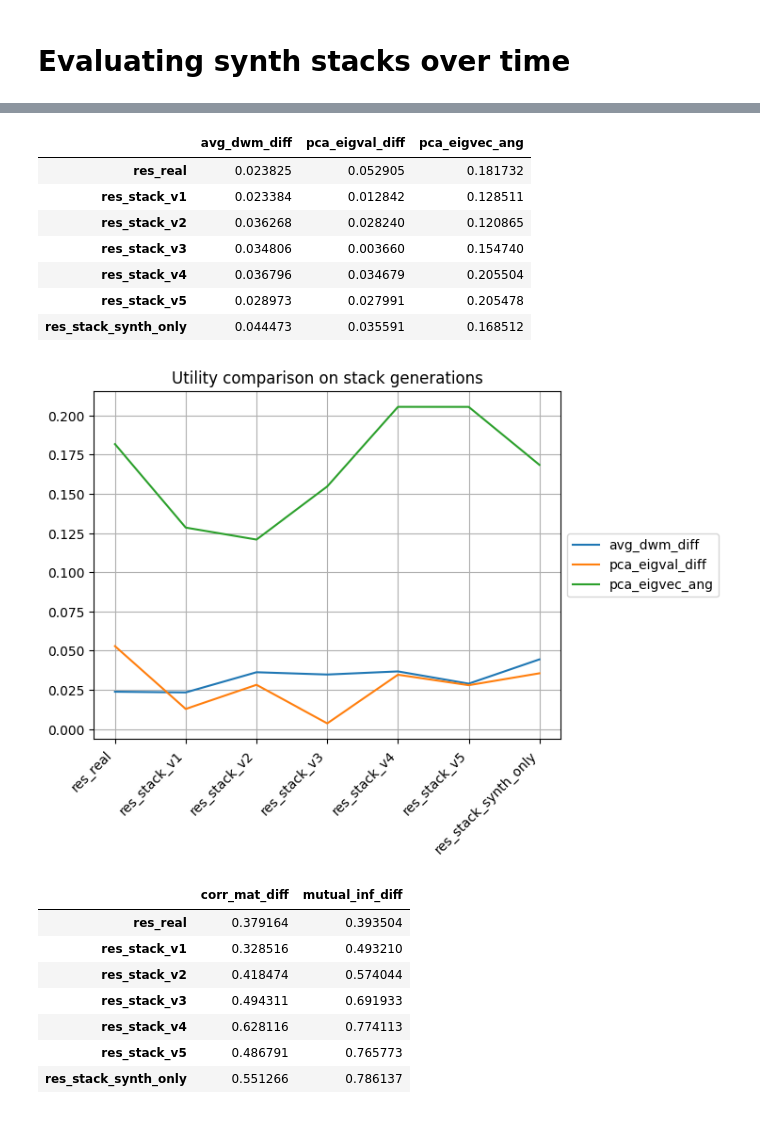
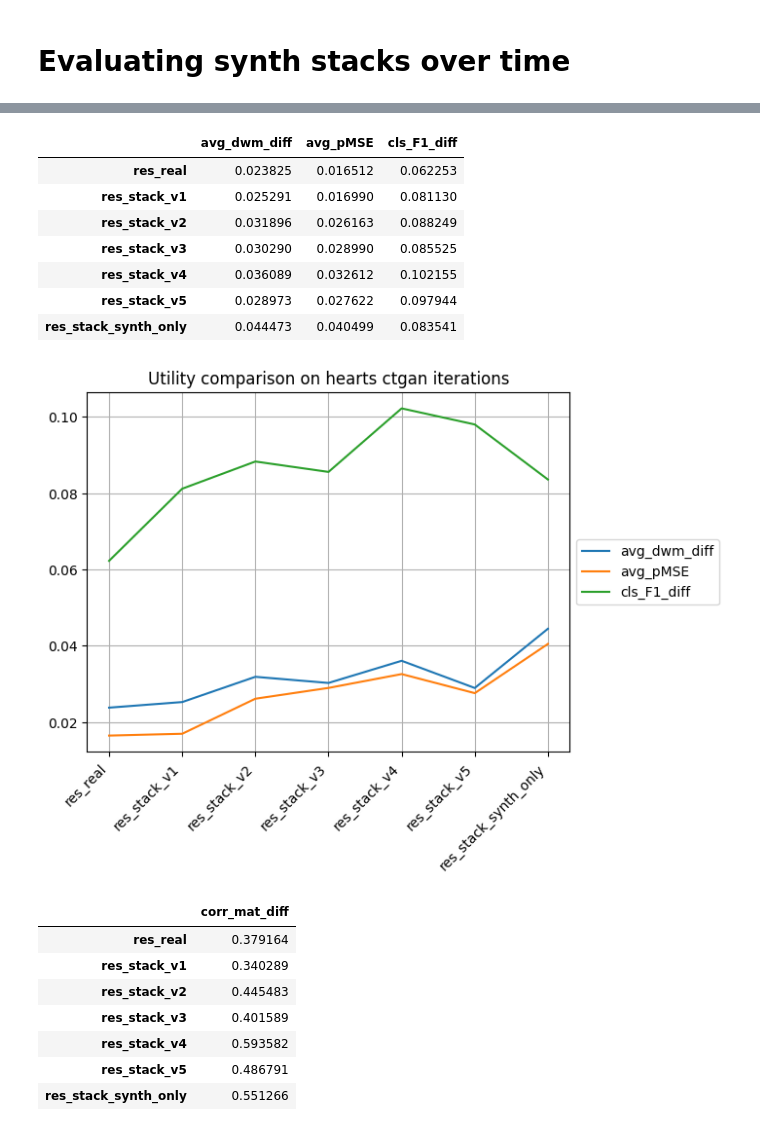
Before and after one commit to LucasBrynk/synthe_size_me, a Jupyter notebook: hearts_syn/hearts_ctgan_syn.ipynb, the cells around one changed output, grey strips where cells are left out. Cells and saved outputs as stored; diff of their text form; code cells hidden in the pictures.

```diff
--- a/hearts_syn/hearts_ctgan_syn.ipynb
+++ b/hearts_syn/hearts_ctgan_syn.ipynb
@@ -637,15 +637,16 @@ eval_str = ["res_real", "res_stack_v1", "res_stack_v2", "res_stack_v3", "res_sta
 # %%
 privacy_plot = pd.DataFrame(columns=["eps_identif_risk",
                                      "att_discl_risk",
-                                     "hit_rate",
                                      "mia_cls_risk"])
 
 for i in range(len(eval_results)):
     evals = eval_results[i].set_index("metric")
     privacy_plot.loc[eval_str[i]] = [evals.loc["eps_identif_risk", "val"],
                                     evals.loc["att_discl_risk", "val"],
-                                    evals.loc["hit_rate", "val"],
                                     evals.loc["mia_cls_risk", "val"]]
 
+# Save to csv
+privacy_plot.to_csv(f"{gen_method}\privacy_plot.csv")
+
 privacy_plot
 # %% [output]
@@ -695,51 +699,53 @@ plt.show()
 # %%
 utility_plot = pd.DataFrame(columns=["avg_dwm_diff",
-                                     "pca_eigval_diff",
-                                     "pca_eigvec_ang"])
+                                     "avg_pMSE",
+                                     "cls_F1_diff"])
 
 for i in range(len(eval_results)):
     evals = eval_results[i].set_index("metric")
     utility_plot.loc[eval_str[i]] = [evals.loc["avg_dwm_diff", "val"],
-                                    evals.loc["pca_eigval_diff", "val"],
-                                    evals.loc["pca_eigvec_ang", "val"]]
+                                    evals.loc["avg_pMSE", "val"],
+                                    evals.loc["cls_F1_diff", "val"]]
+
 
 utility_plot
 # %% [output]
-|  | avg_dwm_diff | pca_eigval_diff | pca_eigvec_ang |
-| res_real | 0.023825 | 0.052905 | 0.181732 |
-| res_stack_v1 | 0.023384 | 0.012842 | 0.128511 |
-| res_stack_v2 | 0.036268 | 0.028240 | 0.120865 |
-| res_stack_v3 | 0.034806 | 0.003660 | 0.154740 |
-| res_stack_v4 | 0.036796 | 0.034679 | 0.205504 |
-| res_stack_v5 | 0.028973 | 0.027991 | 0.205478 |
-| res_stack_synth_only | 0.044473 | 0.035591 | 0.168512 |
+|  | avg_dwm_diff | avg_pMSE | cls_F1_diff |
+| res_real | 0.023825 | 0.016512 | 0.062253 |
+| res_stack_v1 | 0.025291 | 0.016990 | 0.081130 |
+| res_stack_v2 | 0.031896 | 0.026163 | 0.088249 |
+| res_stack_v3 | 0.030290 | 0.028990 | 0.085525 |
+| res_stack_v4 | 0.036089 | 0.032612 | 0.102155 |
+| res_stack_v5 | 0.028973 | 0.027622 | 0.097944 |
+| res_stack_synth_only | 0.044473 | 0.040499 | 0.083541 |
 # %%
 utility_plot.plot.line()
-plt.title("Utility comparison on stack generations")
+plt.title("Utility comparison on hearts ctgan iterations")
 plt.xticks(rotation=45, ha="right")
 plt.legend(loc='center left', bbox_to_anchor=(1.0, 0.5))
 plt.grid()
 plt.show()
 # %% [output]
-[figure, old version]
+[figure, new version]
 # %%
-matrix_diff_plot = pd.DataFrame(columns=["corr_mat_diff",
-                                     "mutual_inf_diff"])
+matrix_diff_plot = pd.DataFrame(columns=["corr_mat_diff"])
 
 for i in range(len(eval_results)):
     evals = eval_results[i].set_index("metric")
-    matrix_diff_plot.loc[eval_str[i]] = [evals.loc["corr_mat_diff", "val"],
-                                    evals.loc["mutual_inf_diff", "val"]]
+    matrix_diff_plot.loc[eval_str[i]] = [evals.loc["corr_mat_diff", "val"]]
+
+# Save to csv
+matrix_diff_plot.to_csv(f"{gen_method}\matrix_diff_plot.csv", index=False)
 
 matrix_diff_plot
 # %% [output]
-|  | corr_mat_diff | mutual_inf_diff |
-| res_real | 0.379164 | 0.393504 |
-| res_stack_v1 | 0.328516 | 0.493210 |
-| res_stack_v2 | 0.418474 | 0.574044 |
-| res_stack_v3 | 0.494311 | 0.691933 |
-| res_stack_v4 | 0.628116 | 0.774113 |
-| res_stack_v5 | 0.486791 | 0.765773 |
-| res_stack_synth_only | 0.551266 | 0.786137 |
+|  | corr_mat_diff |
+| res_real | 0.379164 |
+| res_stack_v1 | 0.340289 |
+| res_stack_v2 | 0.445483 |
+| res_stack_v3 | 0.401589 |
+| res_stack_v4 | 0.593582 |
+| res_stack_v5 | 0.486791 |
+| res_stack_synth_only | 0.551266 |
 # %%
 matrix_diff_plot.plot.line()
```
Also changed, not shown: parts of 16 cells of this notebook, 4 other files.
